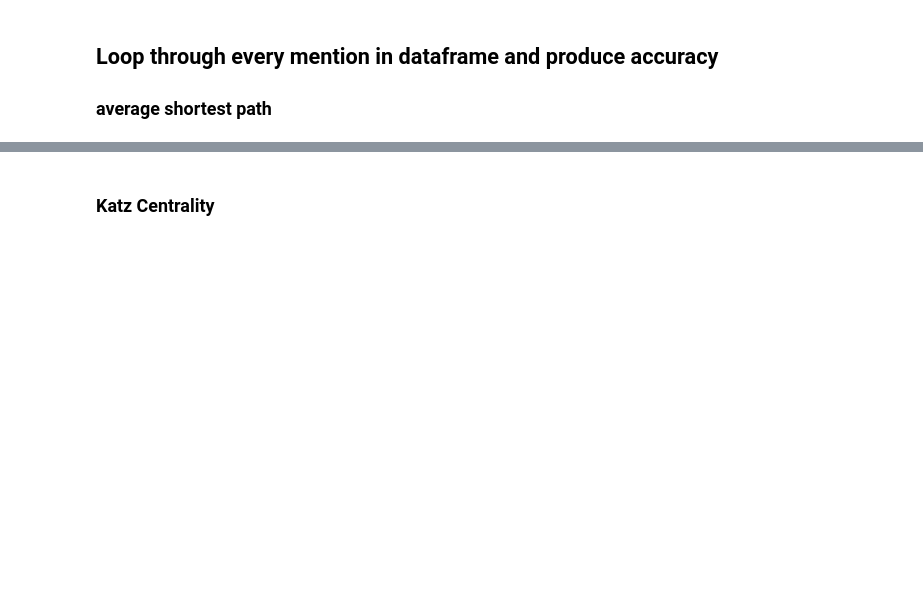
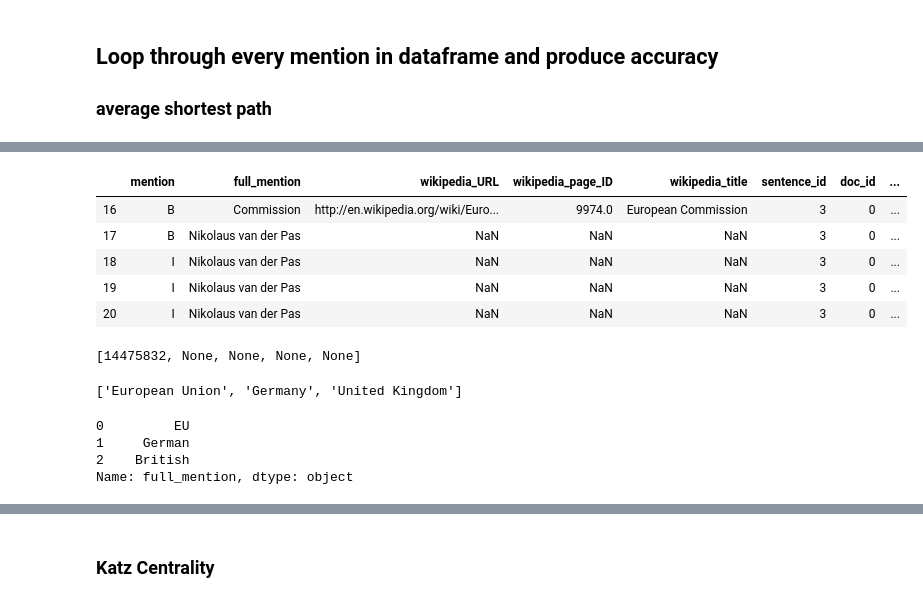
Before and after one commit to TheDigitalFrontier/entity-disambiguation, a Jupyter notebook: notebooks/pipeline/4d_congruence_distance.ipynb, the cells around one changed output, grey strips where cells are left out. Saved outputs shown, nothing was run; the diff lists cells and outputs as text; code cells hidden in the pictures; blank space fills up the shorter version.

```diff
--- a/notebooks/pipeline/4d_congruence_distance.ipynb
+++ b/notebooks/pipeline/4d_congruence_distance.ipynb
@@ -444,0 +573,45 @@ Predictive Accuracy: 15.5%
+# %%
+sentence_df
+# %% [output]
+|  | mention | full_mention | wikipedia_URL | wikipedia_page_ID | wikipedia_title | sentence_id | doc_id | ... |
+| 16 | B | Commission | http://en.wikipedia.org/wiki/Euro... | 9974.0 | European Commission | 3 | 0 | ... |
+| 17 | B | Nikolaus van der Pas | NaN | NaN | NaN | 3 | 0 | ... |
+| 18 | I | Nikolaus van der Pas | NaN | NaN | NaN | 3 | 0 | ... |
+| 19 | I | Nikolaus van der Pas | NaN | NaN | NaN | 3 | 0 | ... |
+| 20 | I | Nikolaus van der Pas | NaN | NaN | NaN | 3 | 0 | ... |
+# %%
+#predict on each mention
+pred = []
+for i in range(len(sentence_df)):
+    sub_candidates = sentence_df['mention_candidate_pools_item_ids'].values[i]
+    sub_candidates_indices = [candidates.index(k) for k in sub_candidates]
+    sub_congruent = sentence_df.congruent_mention_ids_anchor_link.values[i]
+    sub_congruent_indices = [congruence.index(k) for k in sub_congruent]
+    new_mtx = np.take(shortest_path_matrix, sub_candidates_indices, 0)
+    new_mtx = np.take(new_mtx, sub_congruent_indices, 1)
+    rank_by_mean_path = np.mean(new_mtx, axis=1).argsort() #lowest to highest
+    # Filter out -1 values representing no path
+    try:
+        prediction_by_mean_rank = rank_by_mean_path[0]
+    except:
+        prediction_by_mean_rank = 0
+#     print(i, sub_candidates, prediction_by_mean_rank)
+    try:
+        pred.append(sub_candidates[prediction_by_mean_rank])
+    except:
+        pred.append(None)
+pred
+# %% [output]
+[14475832, None, None, None, None]
+# %%
+pred1 = item_to_mention(pred)
+pred1
+# %% [output]
+['European Union', 'Germany', 'United Kingdom']
+# %%
+sentence_df.full_mention
+# %% [output]
+0         EU
+1     German
+2    British
+Name: full_mention, dtype: object
```
Also changed, not shown: parts of 45 cells of this notebook.
